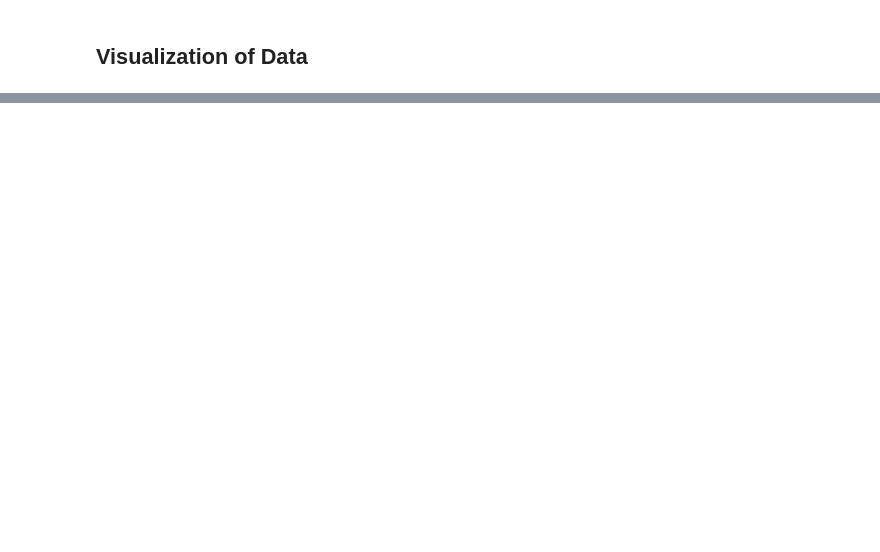
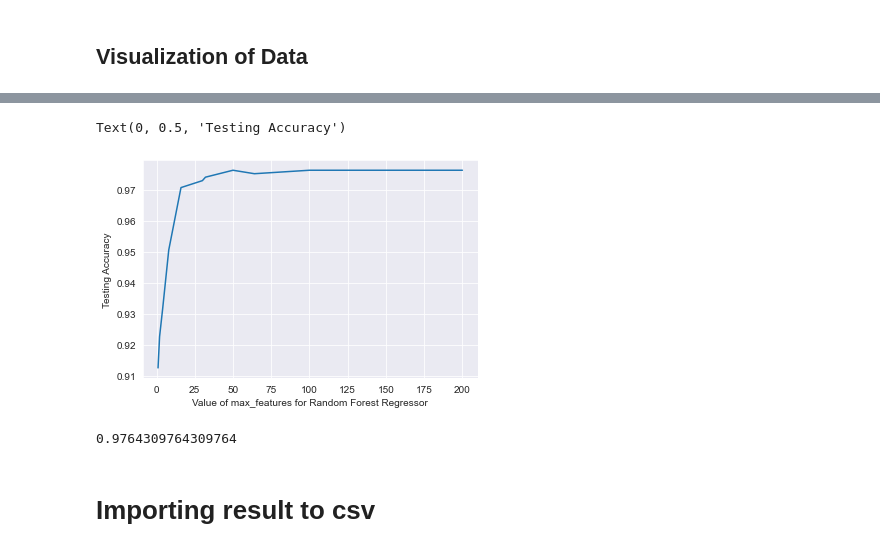
Before and after one commit to ThierrryScotto/Titanic, a Jupyter notebook: titanic_prediction.ipynb, the cells around one changed output, grey strips where cells are left out. Drawn from its saved outputs; the diff is of its cells as text; code cells hidden in the pictures; blank space fills up the shorter version.

```diff
--- a/titanic_prediction.ipynb
+++ b/titanic_prediction.ipynb
@@ -497,0 +552,16 @@ for i in df_train:
+# %%
+n_estimators = [1, 2, 4, 8, 16, 30, 32, 50, 64, 100, 120, 160, 200]
+scores = []
+
+for n_estimator in n_estimators:
+    random_forest = RandomForestClassifier(max_features=9, n_estimators=n_estimator)
+    random_forest.fit(X_train, y_train)
+    score = random_forest.score(X_train, y_train)
+    scores.append(score)
+
+plt.plot(n_estimators, scores)
+plt.xlabel('Value of max_features for Random Forest Regressor')
+plt.ylabel('Testing Accuracy')
+# %% [output]
+Text(0, 0.5, 'Testing Accuracy')
+[figure, added]
@@ -497,0 +573,6 @@ for i in df_train:
+# %%
+random_forest.score(X_train, y_train)
+# %% [output]
+0.9764309764309764
+# %% [markdown]
+# Importing result to csv
```
Also changed, not shown: parts of 17 cells of this notebook, 1 other file.
